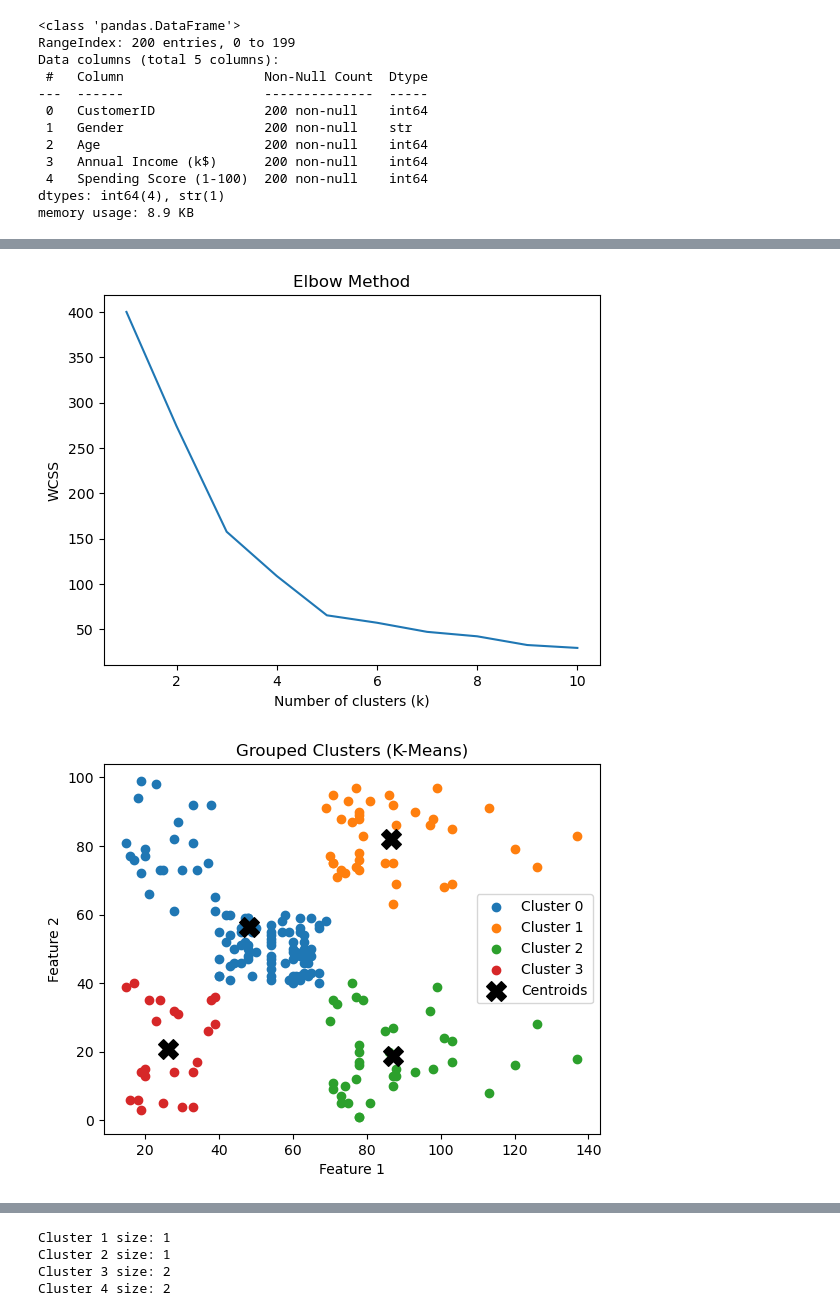
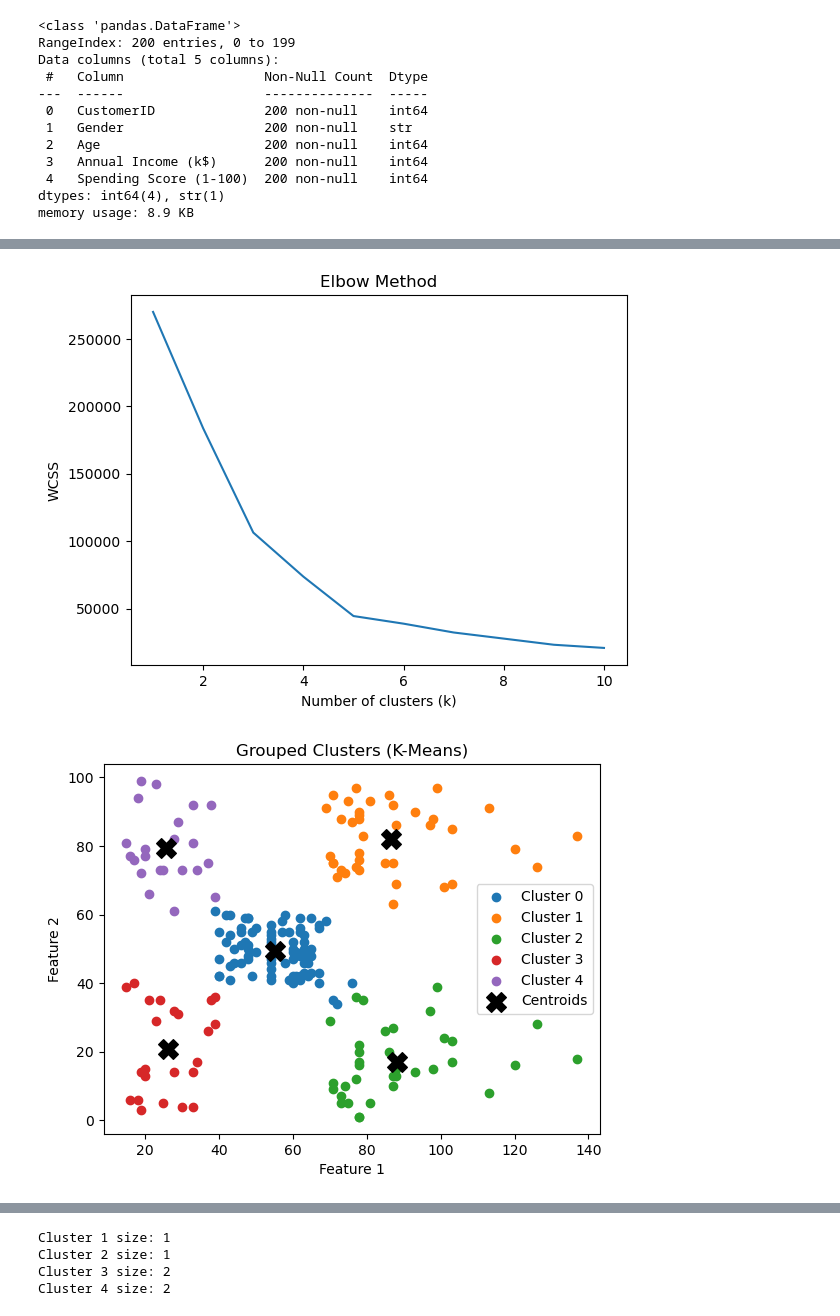
Before and after one commit to iamalok73/DA-29-Classes-Machine-Learning, a Jupyter notebook: K-Means_clustring.ipynb, the cells around one changed output, grey strips where cells are left out. Saved outputs shown, nothing was run; the diff lists cells and outputs as text; code cells hidden in the pictures.

```diff
--- a/K-Means_clustring.ipynb
+++ b/K-Means_clustring.ipynb
@@ -75,27 +65,28 @@ KMeans(n_clusters=3, random_state=0)
 # %%
 wcss = []
+KMeans()
 for i in range(1, 11):
-    kmeans = KMeans(n_clusters=i, random_state=0)
-    kmeans.fit(scaled_data)
+    kmeans = KMeans(n_clusters=i)
+    kmeans.fit(X)
     wcss.append(kmeans.inertia_)
 
 plt.plot(range(1, 11), wcss)
 plt.title('Elbow Method')
 plt.xlabel('Number of clusters (k)')
 plt.ylabel('WCSS')
 plt.show()
 # %% [output]
-[figure, old version]
+[figure, new version]
 # %%
 from sklearn.cluster import KMeans
 import matplotlib.pyplot as plt
 
 # Fit KMeans
-kmeans = KMeans(n_clusters=4, random_state=0)
+kmeans = KMeans(n_clusters=5, random_state=0)
 y_kmeans = kmeans.fit_predict(X)
 
 # Plot each cluster as a separate group
-for i in range(4):  # ✅ now shows 4 clusters
+for i in range(5):  # ✅ now shows 4 clusters
     plt.scatter(X[y_kmeans == i, 0],
                 X[y_kmeans == i, 1],
                 label=f'Cluster {i}')
@@ -111,7 +102,7 @@ plt.ylabel("Feature 2")
 plt.legend()
 plt.show()
 # %% [output]
-[figure, old version]
+[figure, new version]
 # %%
 import numpy as np
 from scipy.cluster.hierarchy import linkage, dendrogram, fcluster
```
Also changed, not shown: parts of 11 cells of this notebook.
